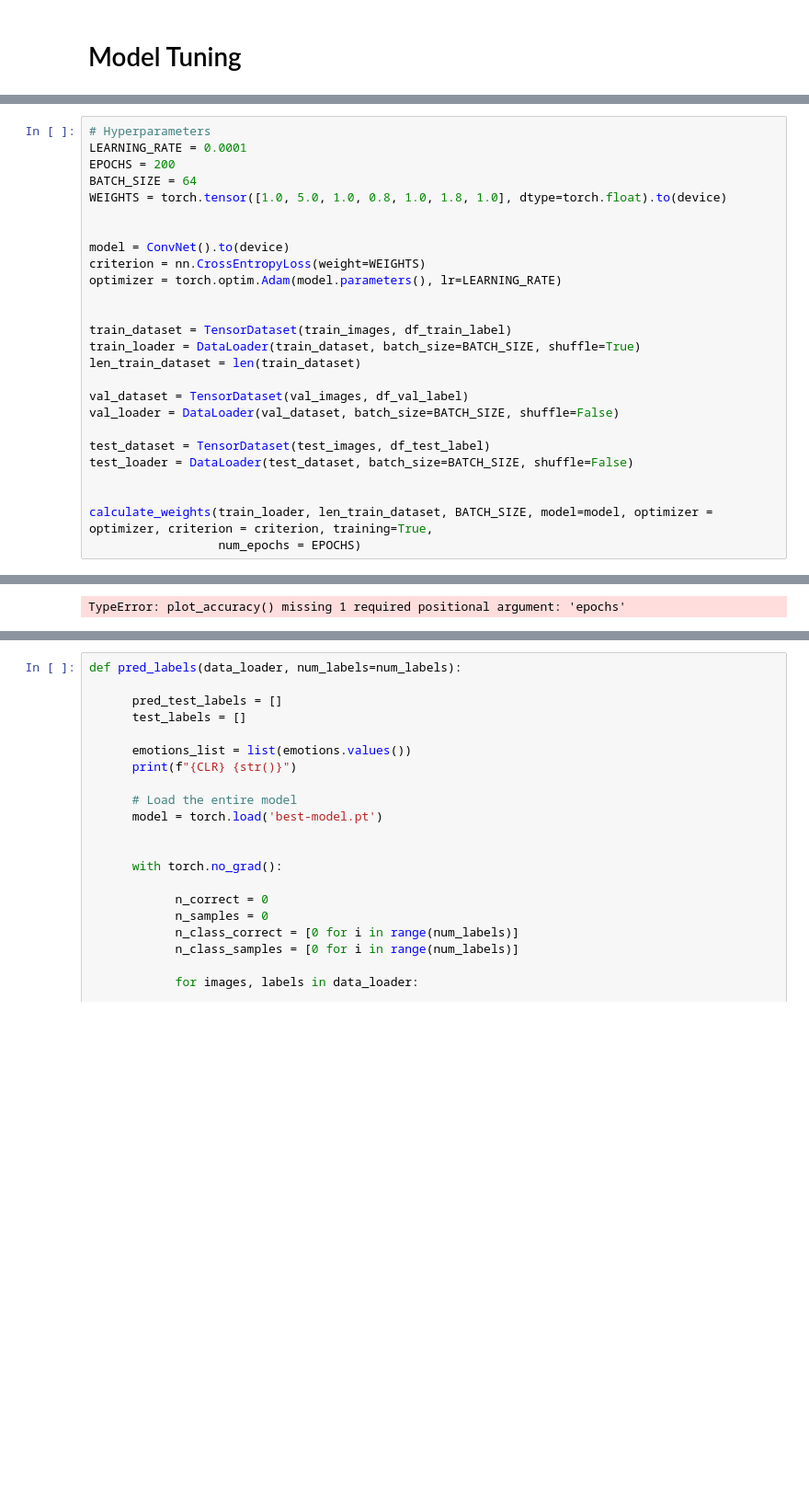
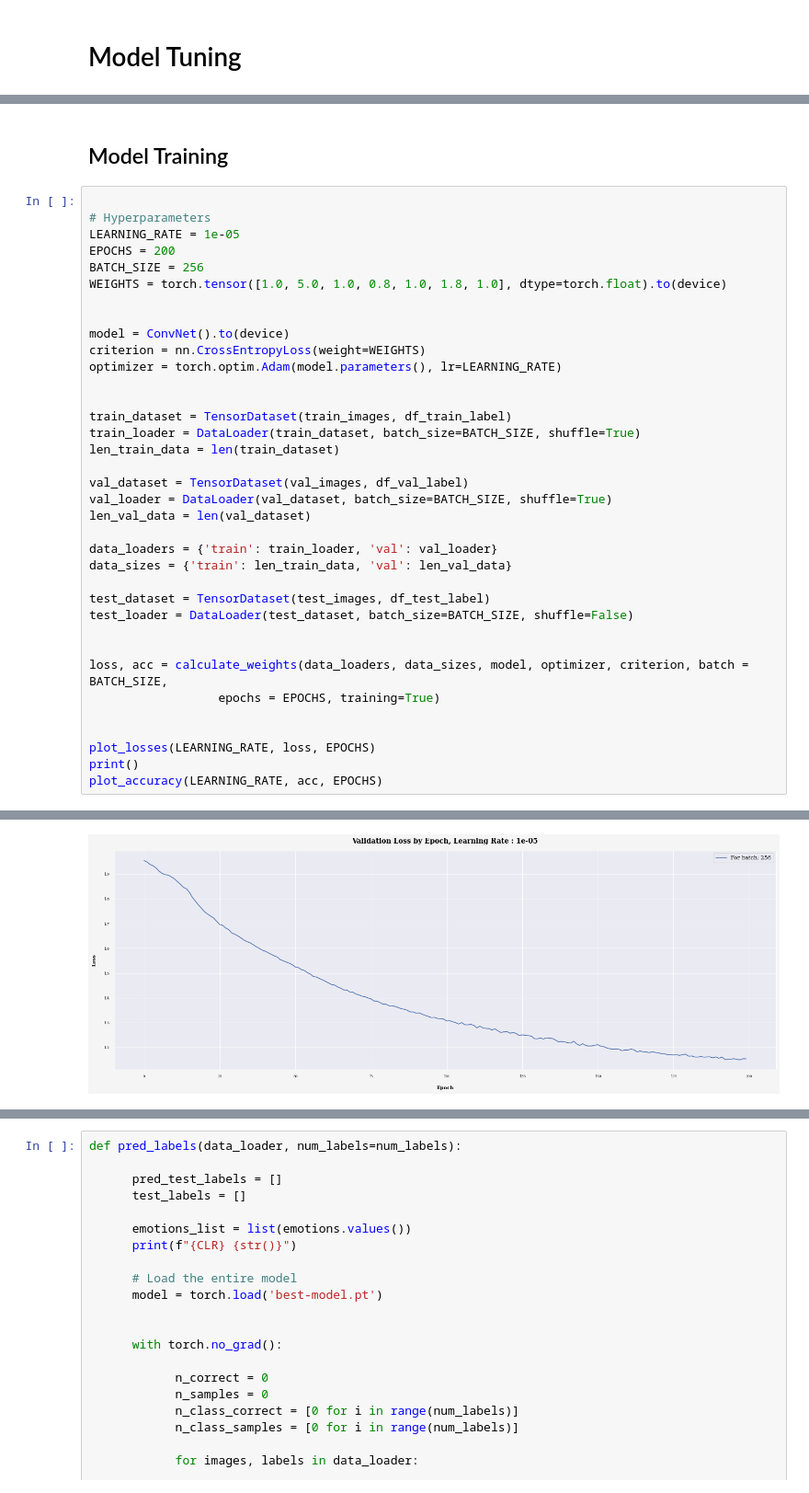
Before and after one commit to emil-ayv/Emotion_Recognition_Project, a Jupyter notebook: emotion_pred.ipynb, the cells around one changed output, grey strips where cells are left out. Shown at 92% size. Cells and saved outputs as stored; diff of their text form; blank space fills up the shorter version.

```diff
--- a/emotion_pred.ipynb
+++ b/emotion_pred.ipynb
@@ -830,8 +833,11 @@ Training complete in 52m 33s
+# %% [markdown]
+## Model Training
 # %%
+
 # Hyperparameters
-LEARNING_RATE = 0.0001
+LEARNING_RATE = 1e-05
 EPOCHS = 200
-BATCH_SIZE = 64
+BATCH_SIZE = 256
 WEIGHTS = torch.tensor([1.0, 5.0, 1.0, 0.8, 1.0, 1.8, 1.0], dtype=torch.float).to(device)
 
 
@@ -842,15 +848,24 @@ optimizer = torch.optim.Adam(model.parameters(), lr=LEARNING_RATE)
 
 train_dataset = TensorDataset(train_images, df_train_label)
 train_loader = DataLoader(train_dataset, batch_size=BATCH_SIZE, shuffle=True)
-len_train_dataset = len(train_dataset)
+len_train_data = len(train_dataset)
 
 val_dataset = TensorDataset(val_images, df_val_label)
-val_loader = DataLoader(val_dataset, batch_size=BATCH_SIZE, shuffle=False)
+val_loader = DataLoader(val_dataset, batch_size=BATCH_SIZE, shuffle=True)
+len_val_data = len(val_dataset)
+
+data_loaders = {'train': train_loader, 'val': val_loader}
+data_sizes = {'train': len_train_data, 'val': len_val_data}
 
 test_dataset = TensorDataset(test_images, df_test_label)
 test_loader = DataLoader(test_dataset, batch_size=BATCH_SIZE, shuffle=False)
 
 
-calculate_weights(train_loader, len_train_dataset, BATCH_SIZE, model=model, optimizer = optimizer, criterion = criterion, training=True,
-                  num_epochs = EPOCHS)
+loss, acc = calculate_weights(data_loaders, data_sizes, model, optimizer, criterion, batch = BATCH_SIZE,
+                  epochs = EPOCHS, training=True)
+
+
+plot_losses(LEARNING_RATE, loss, EPOCHS)
+print()
+plot_accuracy(LEARNING_RATE, acc, EPOCHS)
 # %% [output]
@@ -874 +887 @@ Training complete in 13m 33s
-TypeError: plot_accuracy() missing 1 required positional argument: 'epochs'
+[figure, added]
```
Also changed, not shown: parts of 6 cells of this notebook.
